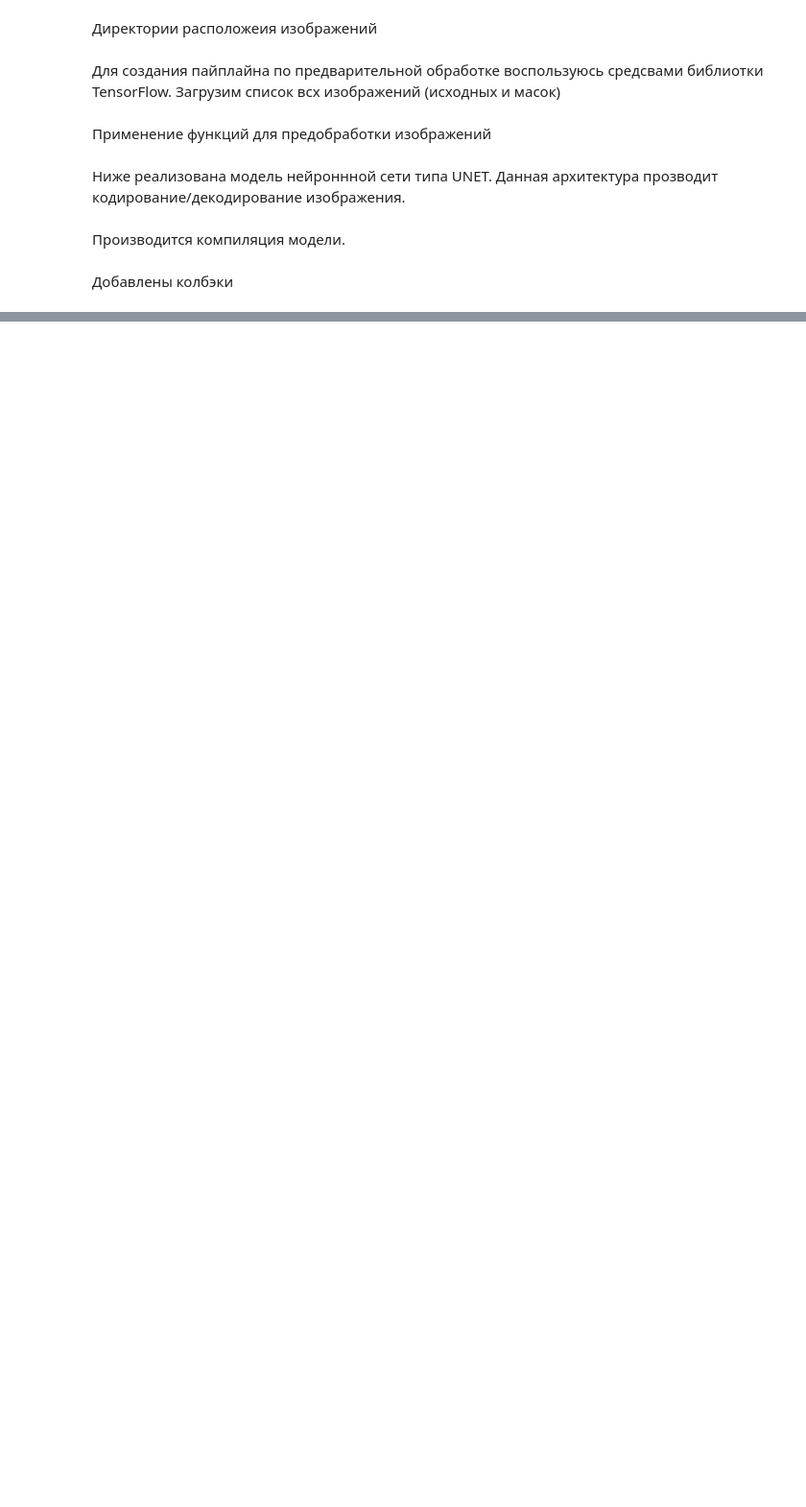
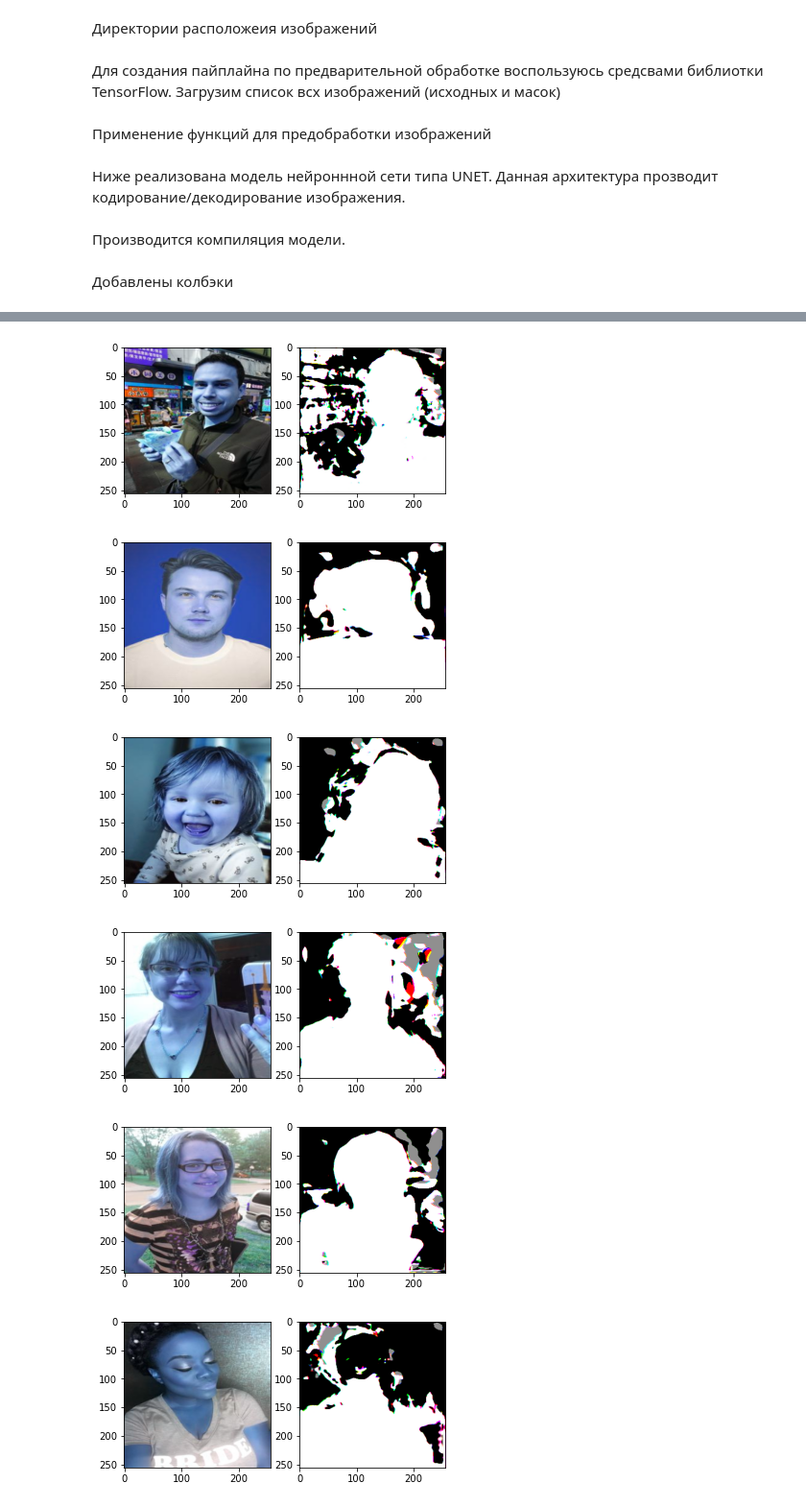
Before and after one commit to ivan-ver/ML_test_task, a Jupyter notebook: main.ipynb, the cells around one changed output, grey strips where cells are left out. Shown at 96% size. Saved outputs shown, nothing was run; the diff lists cells and outputs as text; code cells hidden in the pictures; blank space fills up the shorter version.

```diff
--- a/main.ipynb
+++ b/main.ipynb
@@ -190,13 +172,24 @@ Epoch 120/120
 # %%
-#model = tf.keras.models.load_model("unet_best.h5")
+model = tf.keras.models.load_model("models/unet_best.h5")
-# %%
-test_img = cv2.imread("./fish/train/00002.png")
-test_img = cv2.resize(test_img, (240, 320), interpolation = cv2.INTER_AREA)
-test_img_ex = np.expand_dims(test_img, axis=0)
+# %%
+imgs = []
+
+for i in [1467,1469,1461,1460,1476,1498,1473,1496,1460,1506,1509,1511,1460,1532,1545,1559]:
+    test_img = cv2.imread(f'data/test/{i}.jpg')
+    test_img = cv2.resize(test_img, (256, 256), interpolation = cv2.INTER_AREA)
+    imgs.append(test_img)
 # %%
-res = model.predict(test_img_ex)
+res = model.predict(np.array(imgs))
 # %%
-fig, ax = plt.subplots(1, 2)
-ax[0].imshow(test_img)
-ax[1].imshow(res[0])
+for j in range(len(imgs)):
+    fig, ax = plt.subplots(1,2)
+    ax[0].imshow(imgs[j])
+    ax[1].imshow(res[j])
+    plt.show()
 # %% [output]
+[figure, new version]
+[figure, added]
+[figure, added]
+[figure, added]
+[figure, added]
+[figure, added]
```
Also changed, not shown: parts of 8 cells of this notebook, 2 other files.
